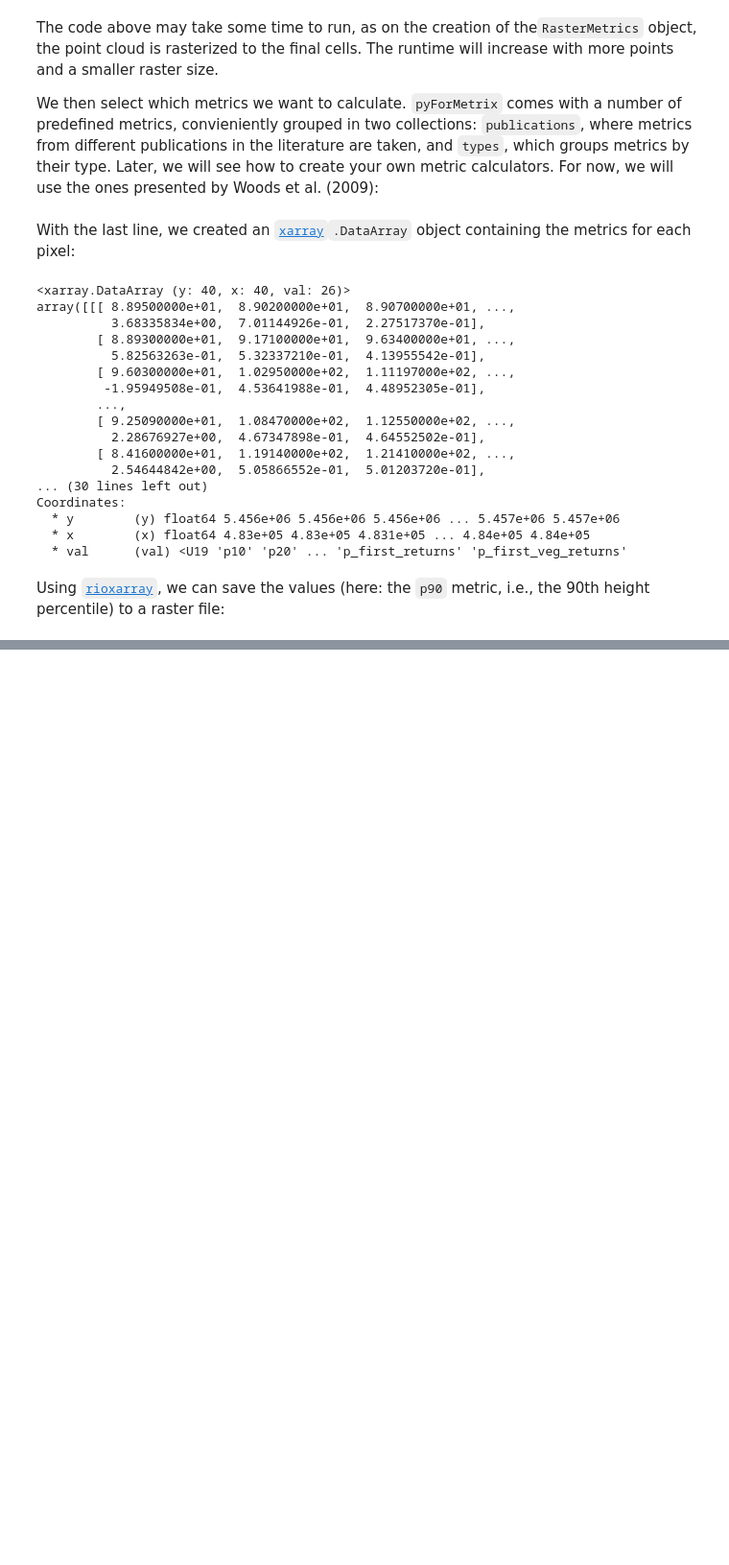
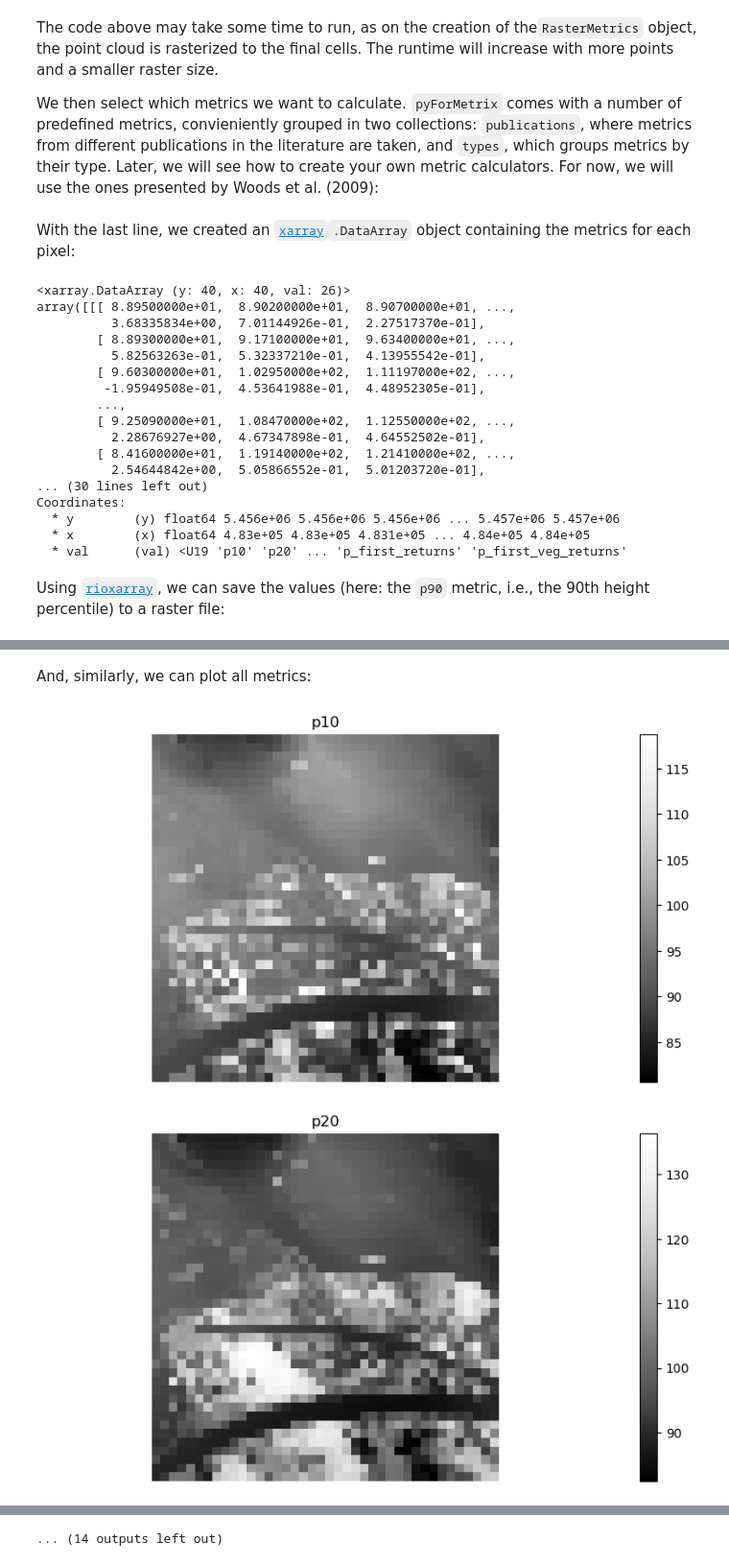
Before and after one commit to lwiniwar/pyForMetrix, a Jupyter notebook: demo/getting_started.ipynb, the cells around one changed output, grey strips where cells are left out. Shown at 96% size. Cells and saved outputs as stored; diff of their text form; code cells hidden in the pictures; blank space fills up the shorter version.

```diff
--- a/demo/getting_started.ipynb
+++ b/demo/getting_started.ipynb
@@ -84,0 +100,14 @@ metrics.sel(val='p90').rio.to_raster(f"p90.tif", "COG")
+# %% [markdown]
+And, similarly, we can plot all metrics:
+# %%
+for m in metrics.val.data:
+    f, ax = plt.subplots(figsize=(10, 5))
+    metrics.sel(val=m).plot(cmap="Greys_r",
+                     ax=ax)
+    ax.set_title(m)
+    ax.axis('equal')
+    ax.set_axis_off()
+    plt.show()
+# %% [output]
+[figure, added]
+[figure, added]
@@ -84,0 +124 @@ metrics.sel(val='p90').rio.to_raster(f"p90.tif", "COG")
+... (14 outputs left out)
```
Also changed, not shown: parts of 6 cells of this notebook, 4 other files.
